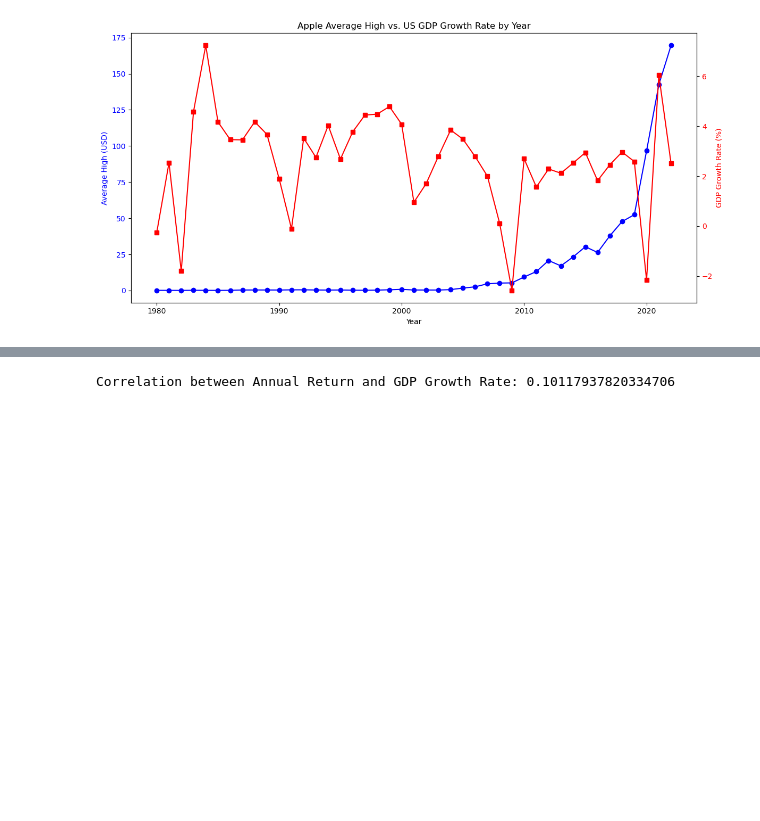
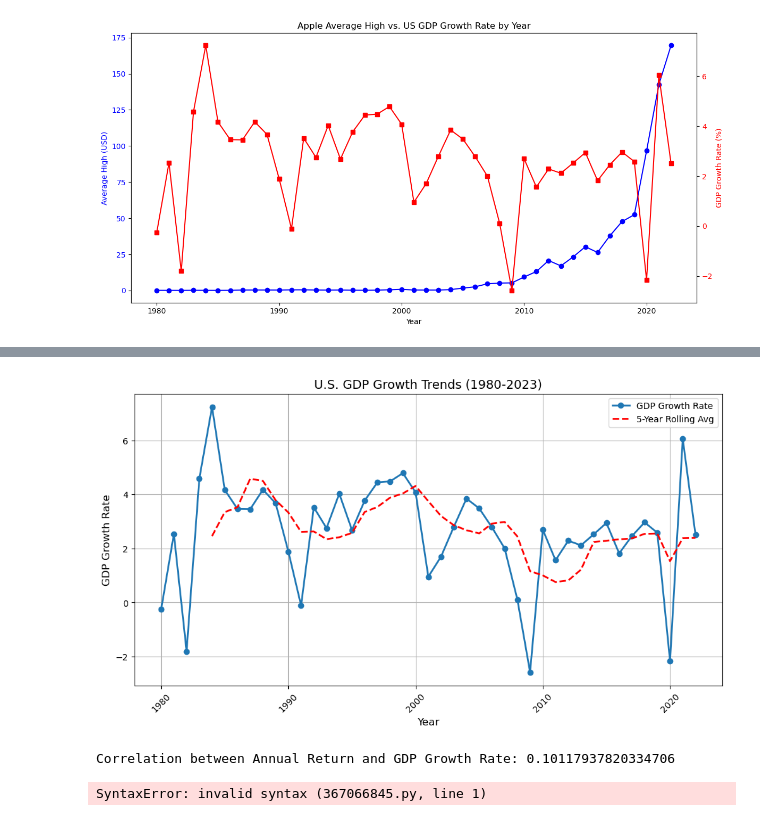
Before and after one commit to RaoooFu/Project-1111, a Jupyter notebook: Main.ipynb, the cells around one changed output, grey strips where cells are left out. Drawn from its saved outputs; the diff is of its cells as text; code cells hidden in the pictures; blank space fills up the shorter version.

```diff
--- a/Main.ipynb
+++ b/Main.ipynb
@@ -260,0 +324,4 @@ Name: Annual Return, dtype: float64
+# %%
+# Compute a 5-year rolling average for GDP Growth
+us_gdp_filtered["Rolling Avg (5Y)"] = us_gdp_filtered["GDP Growth Rate"].rolling(window=5).mean()
+us_gdp_filtered
@@ -260,0 +351,16 @@ Name: Annual Return, dtype: float64
+# %%
+# Plot U.S. GDP Growth with a 5-Year Rolling Average
+plt.figure(figsize=(12, 6))
+plt.plot(us_gdp_filtered["Year"], us_gdp_filtered["GDP Growth Rate"], marker='o', linestyle='-', linewidth=2, label="GDP Growth Rate")
+plt.plot(us_gdp_filtered["Year"], us_gdp_filtered["Rolling Avg (5Y)"], color='r', linestyle='--', linewidth=2, label="5-Year Rolling Avg")
+
+# Formatting
+plt.title("U.S. GDP Growth Trends (1980-2023)", fontsize=14)
+plt.xlabel("Year", fontsize=12)
+plt.ylabel("GDP Growth Rate", fontsize=12)
+plt.legend()
+plt.grid(True)
+plt.xticks(rotation=45)
+plt.show()
+# %% [output]
+[figure, added]
@@ -264,3 +372,7 @@ correlation = merged_data['Annual Return'].corr(merged_data['GDP Growth Rate'])
 print("Correlation between Annual Return and GDP Growth Rate:", correlation)
 # %% [output]
 Correlation between Annual Return and GDP Growth Rate: 0.10117937820334706
+# %%
+Compute a 5-year rolling average for GDP Growth us_gdp_recent["Rolling Avg (5Y)"] = us_gdp_recent["GDP Growth (%)"].rolling(window=5).m
+# %% [output]
+SyntaxError: invalid syntax (367066845.py, line 1)
```
Also changed, not shown: parts of 9 cells of this notebook, 2 other files.
